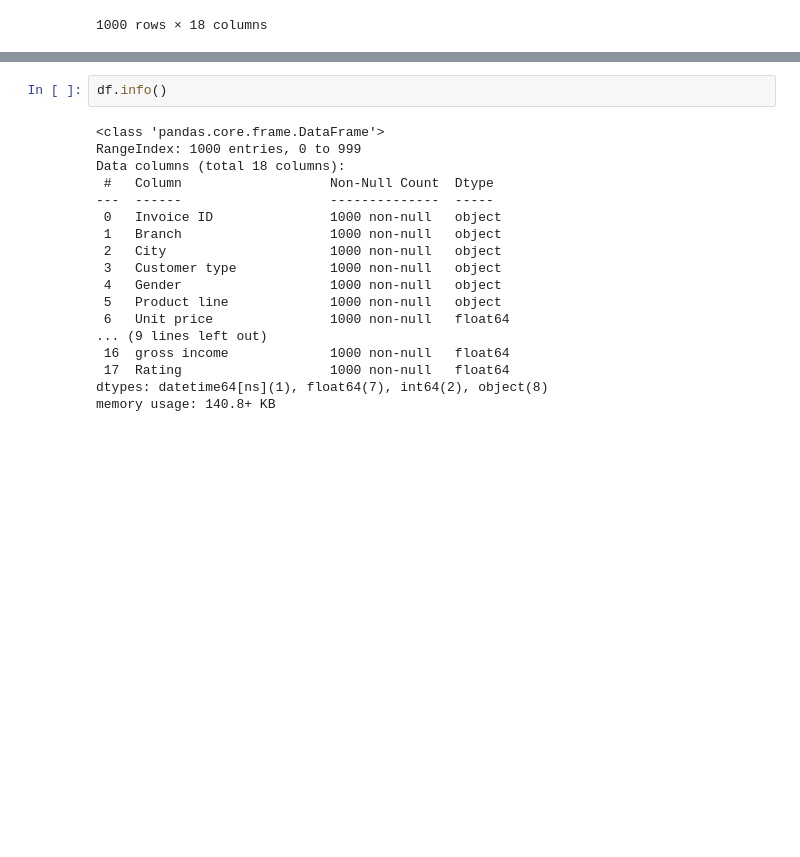
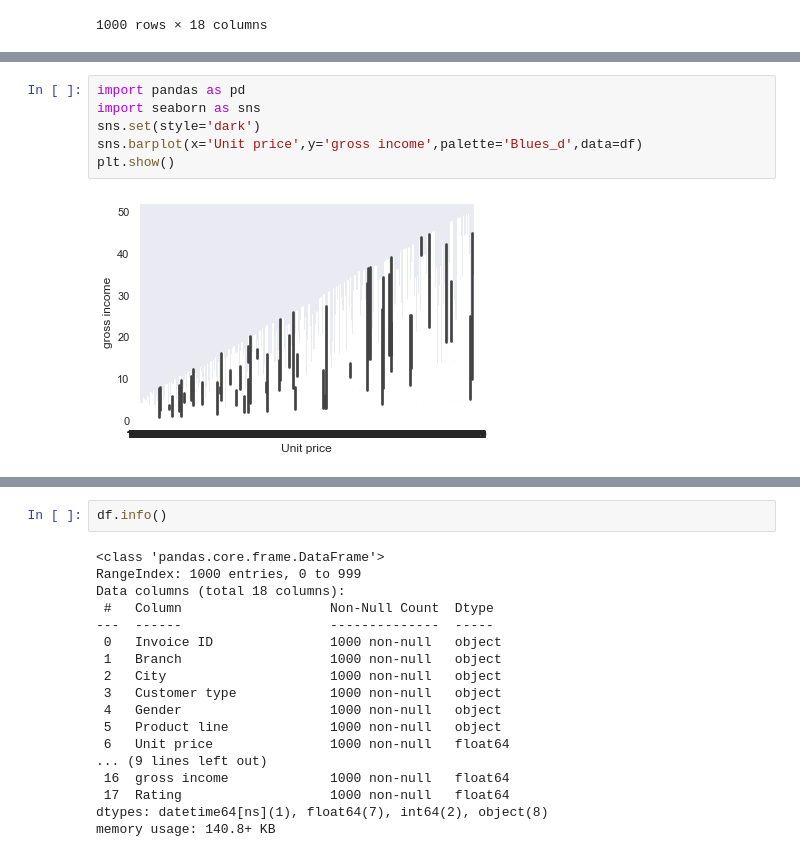
Before and after one commit to SREEDIVYA-SV/suretrust-python-and-ML-course, a Jupyter notebook: Data analysis ans suretrust.ipynb, the cells around one changed output, grey strips where cells are left out. Drawn from its saved outputs; the diff is of its cells as text; blank space fills up the shorter version.

```diff
--- a/Data analysis ans suretrust.ipynb
+++ b/Data analysis ans suretrust.ipynb
@@ -27,0 +62,8 @@ df
+# %%
+import pandas as pd
+import seaborn as sns
+sns.set(style='dark')
+sns.barplot(x='Unit price',y='gross income',palette='Blues_d',data=df)
+plt.show()
+# %% [output]
+[figure, added]
```
Also changed, not shown: parts of 8 cells of this notebook.
